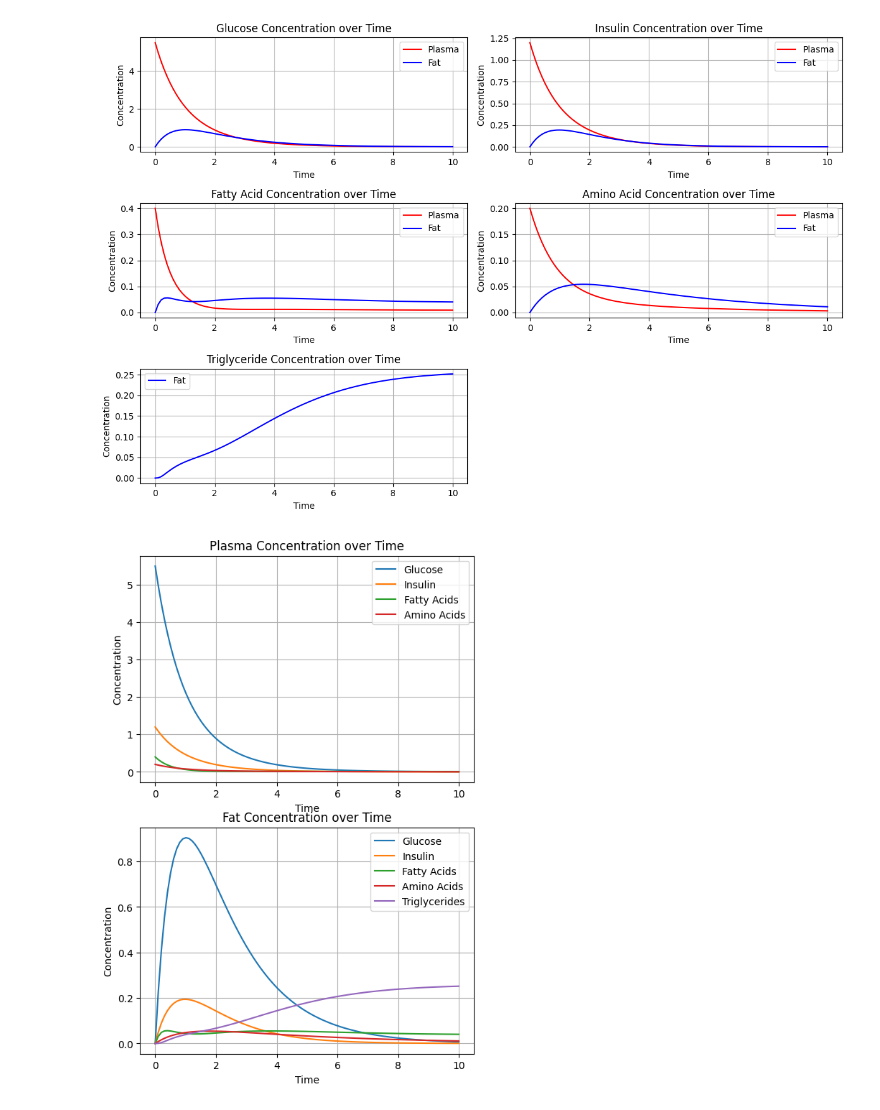
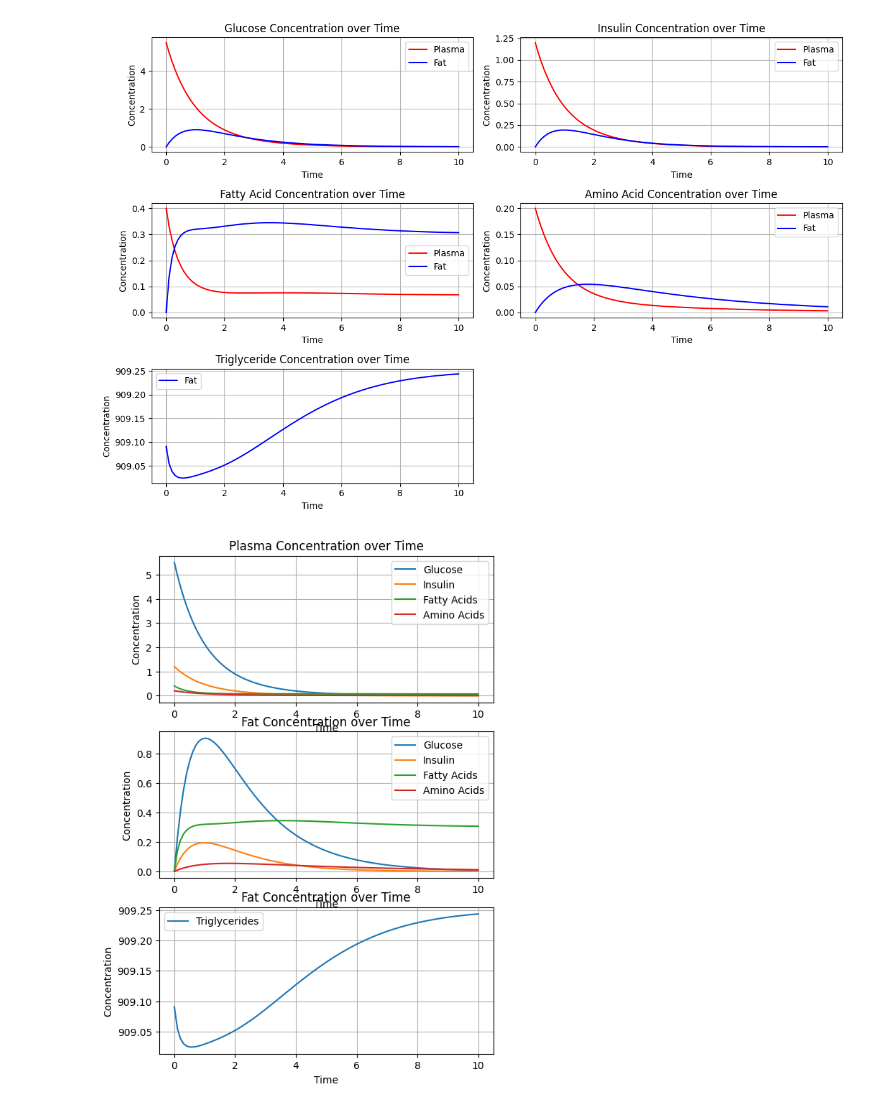
Before and after one commit to vivek-booshan/pkpd, a Jupyter notebook: food_metabolism/fat_2.ipynb, the cells around one changed output. Cells and saved outputs as stored; diff of their text form; code cells hidden in the pictures.

Commit message:
Add visceral fat

```diff
--- a/food_metabolism/fat_2.ipynb
+++ b/food_metabolism/fat_2.ipynb
@@ -50,7 +50,7 @@ class Parameters:
 p = Parameters(
     insulin_plasma_fat=1,
     insulin_fat_plasma=0.1,
-    V_fat=11.0,
+    V_fat=10.0,
     #give or take 1-2 liters. Usually 2-3 liters less on average for women
     # visceral fat is about 10% of total fat volume
 
@@ -89,7 +89,7 @@ p = Parameters(
 
     # Anaerobic respiration
     fattyacids_to_triglycerides=1,
-    triglycerides_to_fattyacids=0.1
+    triglycerides_to_fattyacids=0.0005
 )
 
 # 0 glucose plasma
@@ -106,7 +106,16 @@ p = Parameters(
 # 11 acetylcoa fat
 # 12 ROS fat
 
-
+#start with 10 kg of triglycerides in adipose tissue
+# make volume change with amount of fat
+# 1.1 g of
+#adipose .9g/ml
+#doesnt have to be part of the diffeq, cuz you can calculate the amount after
+#feed to visceral fat should be higher
+#major diff btwn the two is subcut is fed by vasculature, (flow is through plasma)
+# visceral is by its vascular also, but leakage from capillaries around gut and portal vein and triglycerides that go from chylomicrons to lymph
+# when they leave endothelial, exocytosed into extracellular fluid which is in and around visceral fat
+#fine to represent as higher uptake amount
 
 
 def fat(t,y,p):
@@ -227,6 +236,7 @@ y0[0] = 5.5 #gmmol
 y0[2] = 1.2 #g/L
 y0[4] = 0.4 #mmol/L
 y0[6] = 0.2 #mmol/L
+y0[9] = 10 * 1000 /p.V_fat
 
 
 
@@ -296,32 +306,40 @@ plt.grid(True)
 plt.tight_layout()
 plt.show()
 # %% [output]
-[figure, old version]
+[figure, new version]
 # %%
 plt.figure(figsize=(6, 9))
-plt.subplot(2, 1, 1)
+plt.subplot(3, 1, 1)
 plt.plot(timespan, solution.y[0], label='Glucose')
 plt.plot(timespan, solution.y[2], label='Insulin')
 plt.plot(timespan, solution.y[4], label='Fatty Acids')
 plt.plot(timespan, solution.y[6], label='Amino Acids')
 plt.xlabel('Time')
 plt.ylabel('Concentration')
 plt.title('Plasma Concentration over Time')
 plt.legend()
 plt.grid(True)
-plt.subplot(2, 1, 2)
+plt.subplot(3, 1, 2)
 plt.plot(timespan, solution.y[1], label='Glucose')
 plt.plot(timespan, solution.y[3], label='Insulin')
 plt.plot(timespan, solution.y[5], label='Fatty Acids')
 plt.plot(timespan, solution.y[7], label='Amino Acids')
+
+plt.xlabel('Time')
+plt.ylabel('Concentration')
+plt.title('Fat Concentration over Time')
+plt.legend()
+plt.grid(True)
+plt.subplot(3, 1, 3)
+
 plt.plot(timespan, solution.y[9], label='Triglycerides')
 plt.xlabel('Time')
 plt.ylabel('Concentration')
 plt.title('Fat Concentration over Time')
 plt.legend()
 plt.grid(True)
 # %% [output]
-[figure, old version]
+[figure, new version]
 # %%
 plt.figure(figsize=(6, 9))
 plt.subplot(2, 1, 1)
```
Also changed, not shown: parts of 3 cells of this notebook, 12 other files.
